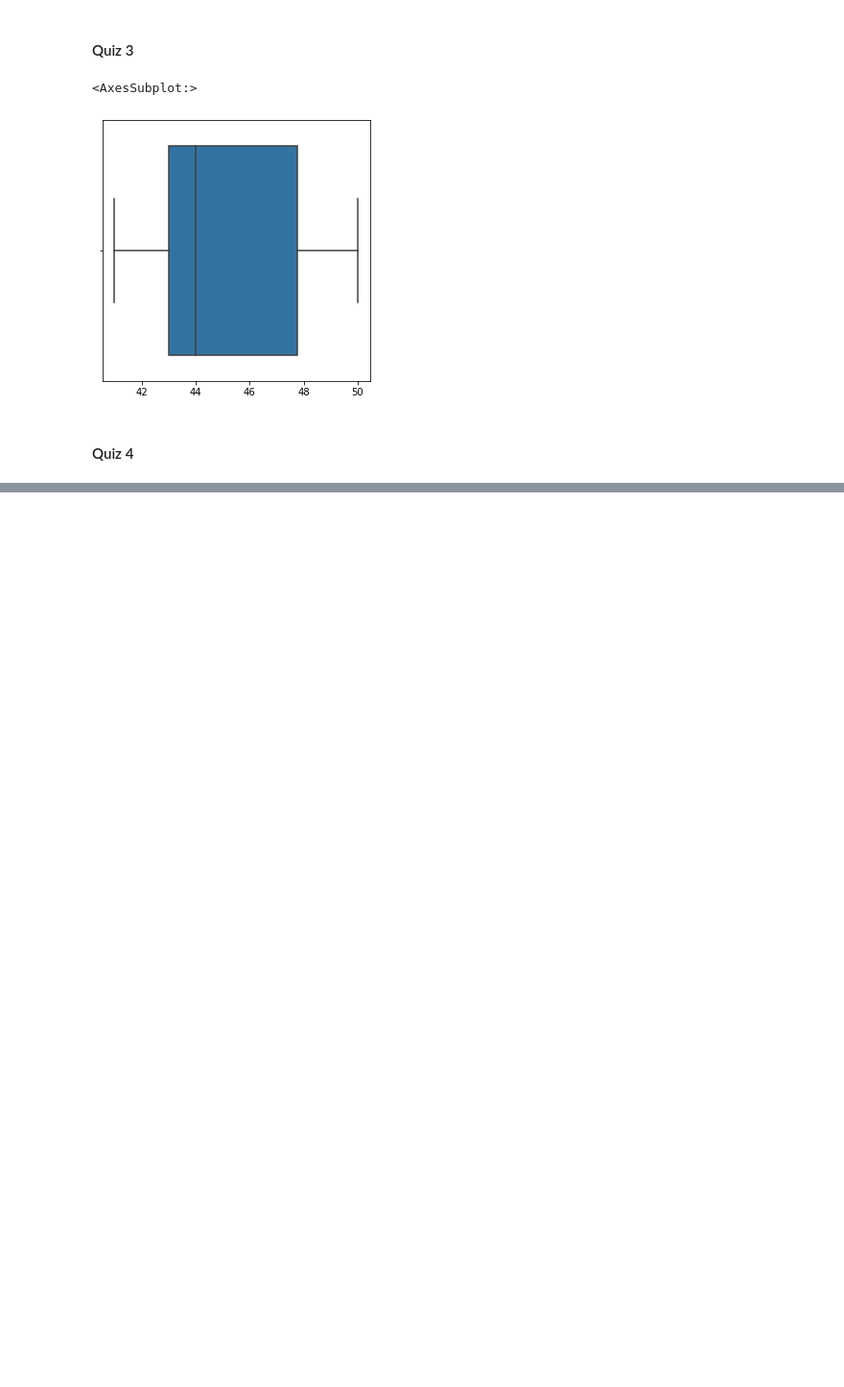
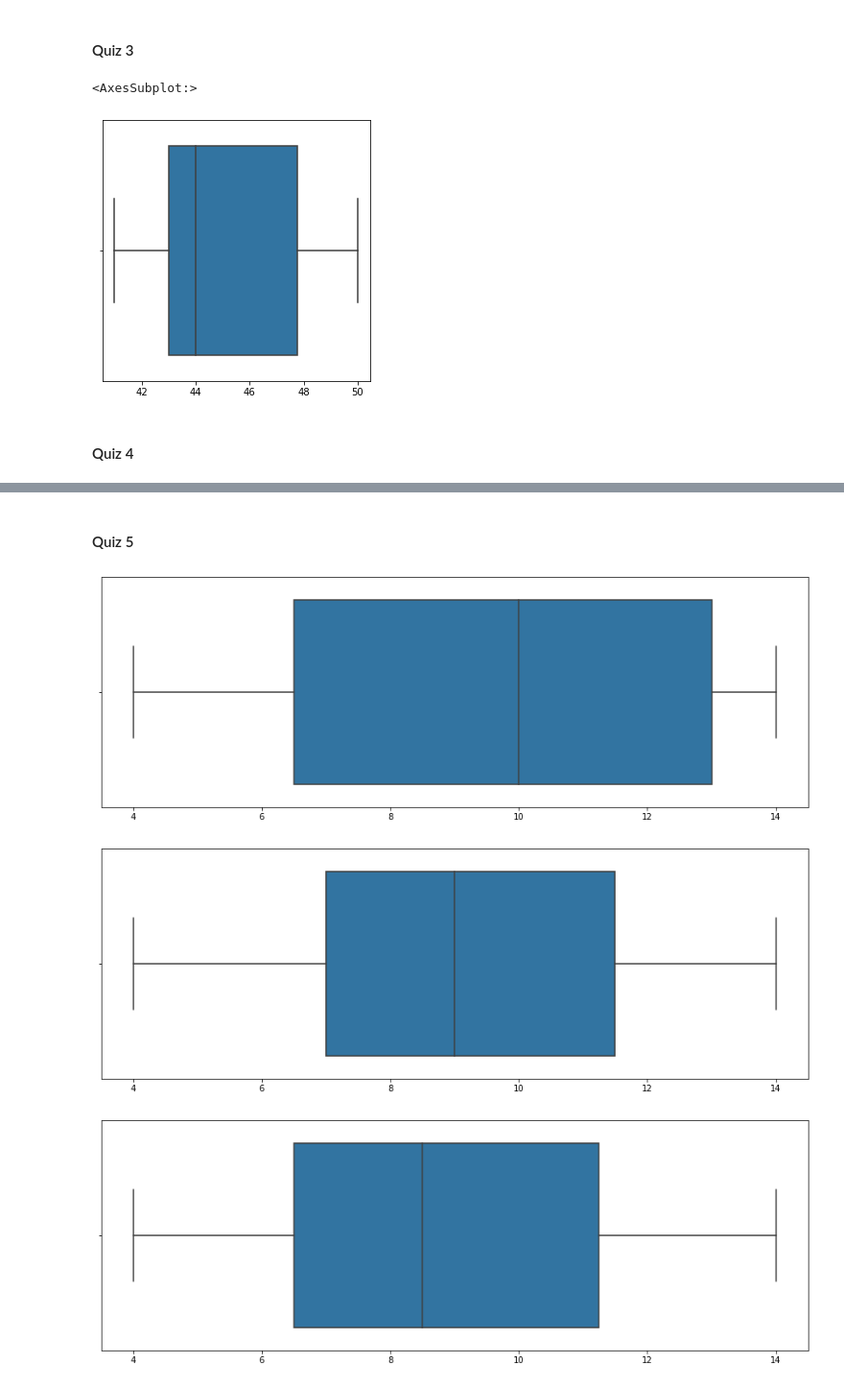
Before and after one commit to mohamedisakr/pre-ap-statistics-python, a Jupyter notebook: 02-one-variable-quantitative-data/box-whisker.ipynb, the cells around one changed output, grey strips where cells are left out. Shown at 96% size. Drawn from its saved outputs; the diff is of its cells as text; code cells hidden in the pictures; blank space fills up the shorter version.

Commit message:
box whisker quiz 4

```diff
--- a/02-one-variable-quantitative-data/box-whisker.ipynb
+++ b/02-one-variable-quantitative-data/box-whisker.ipynb
@@ -75,0 +85,18 @@ sns.boxplot(x=cones)
+# %% [markdown]
+#### Quiz 5
+# %%
+a = pd.Series([4, 5, 5, 7, 7, 10, 10, 11, 13, 13, 13, 14])
+
+b = pd.Series([4, 5, 7, 7, 7, 8, 10, 11, 11, 13, 13, 14])
+
+c = pd.Series([4, 5, 5, 7, 7, 8, 9, 9, 11, 12, 13, 14])
+
+boxes = [a, b, c]
+
+for box in boxes:
+    plt.figure(figsize=(15,5))
+    sns.boxplot(x=box)
+# %% [output]
+[figure, added]
+[figure, added]
+[figure, added]
```
Also changed, not shown: parts of 2 cells of this notebook.
